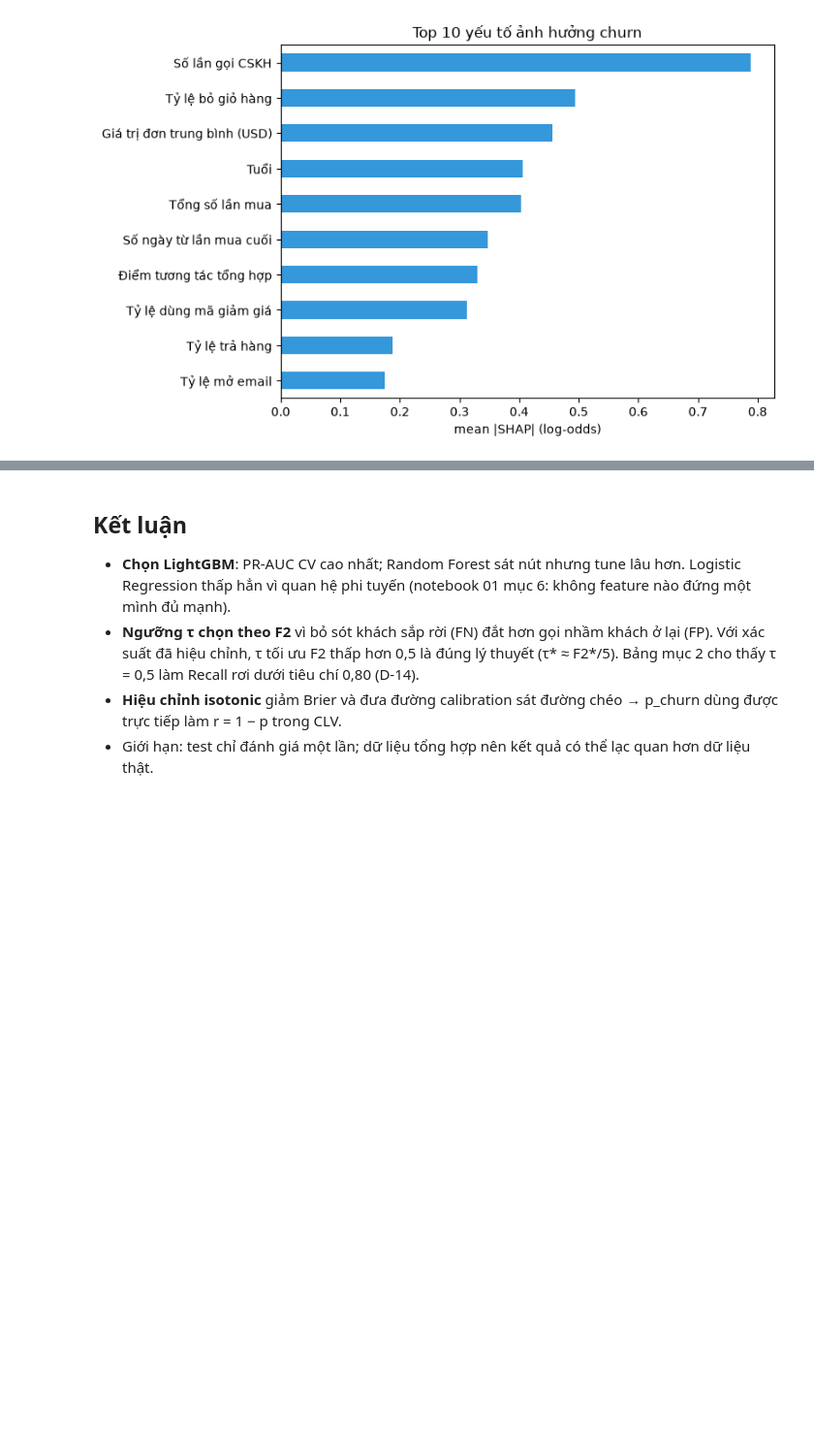
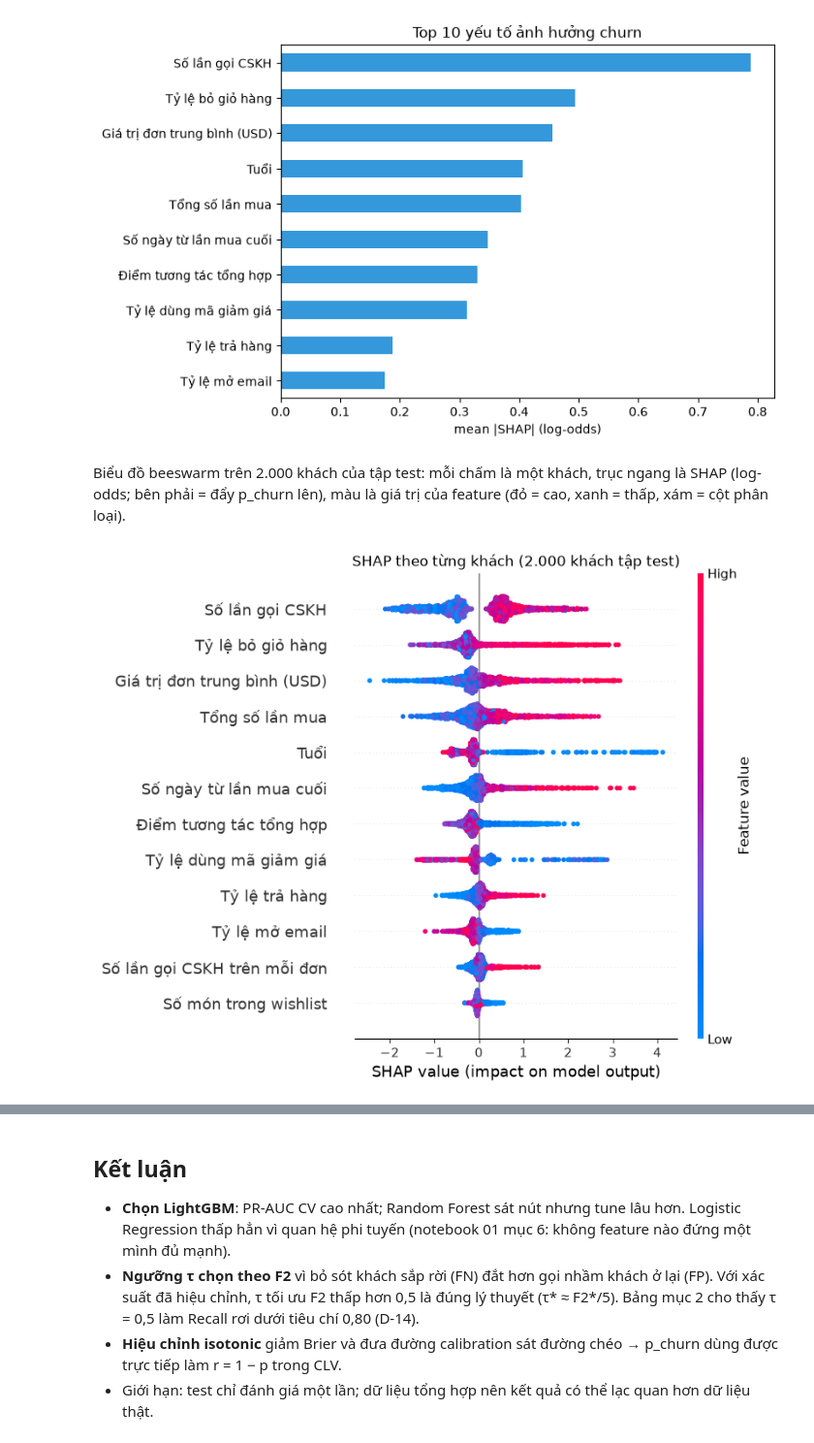
Before and after one commit to Khoailat2808/machine_learning_project, a Jupyter notebook: notebooks/02_churn_experiments.ipynb, the cells around one changed output, grey strips where cells are left out. Shown at 97% size. Cells and saved outputs as stored; diff of their text form; code cells hidden in the pictures; blank space fills up the shorter version.

```diff
--- a/notebooks/02_churn_experiments.ipynb
+++ b/notebooks/02_churn_experiments.ipynb
@@ -16,6 +16,9 @@ if str(root) not in sys.path:
     sys.path.insert(0, str(root))
 
 import json
+import warnings
+
+warnings.filterwarnings("ignore", message="IProgress not found")  # tqdm của shap, vô hại
 
 import joblib
 import matplotlib.pyplot as plt
@@ -31,6 +34,8 @@ config = json.loads((ARTIFACTS_DIR / "clv_config.json").read_text(encoding="utf-
 bundle = joblib.load(ARTIFACTS_DIR / f"{config['version']}.joblib")
 tau = config["tau"]
 print(f"Model: {config['version']} ({report['selected']}), τ = {tau:.4f}, train lúc {config['trained_at']}")
+FIG = root / "ml_engine" / "reports" / "figures"  # hình cho báo cáo
+FIG.mkdir(parents=True, exist_ok=True)
 # %% [output]
 Model: churn_v1 (lightgbm), τ = 0.1857, train lúc 2026-10-22T15:22:54+00:00
 # %% [markdown]
@@ -141,3 +151,23 @@ plt.tight_layout()
 plt.show()
 # %% [output]
 [figure]
+# %% [markdown]
+Biểu đồ beeswarm trên 2.000 khách của tập test: mỗi chấm là một khách, trục ngang là SHAP (log-odds; bên phải
+= đẩy p_churn lên), màu là giá trị của feature (đỏ = cao, xanh = thấp, xám = cột phân loại).
+# %%
+import shap
+
+from ml_engine.src.explain import LABELS, feature_frame, shap_by_source
+
+sample = test.drop(columns="Churned").sample(2000, random_state=42)
+sv = shap_by_source(bundle["raw_pipe"], sample)
+feat = feature_frame(bundle["raw_pipe"], sample)
+values = pd.DataFrame({c: pd.to_numeric(feat[c], errors="coerce") for c in sv.columns}, index=sample.index)
+top = sv.abs().mean().sort_values(ascending=False).index[:12]
+shap.summary_plot(sv[top].to_numpy(), values[top].to_numpy(), feature_names=[LABELS.get(c, c) for c in top],
+                  max_display=12, show=False)
+plt.title("SHAP theo từng khách (2.000 khách tập test)")
+plt.savefig(FIG / "shap_beeswarm.png", dpi=150, bbox_inches="tight")
+plt.show()
+# %% [output]
+[figure, added]
```
Also changed, not shown: parts of 6 cells of this notebook, 9 other files.
